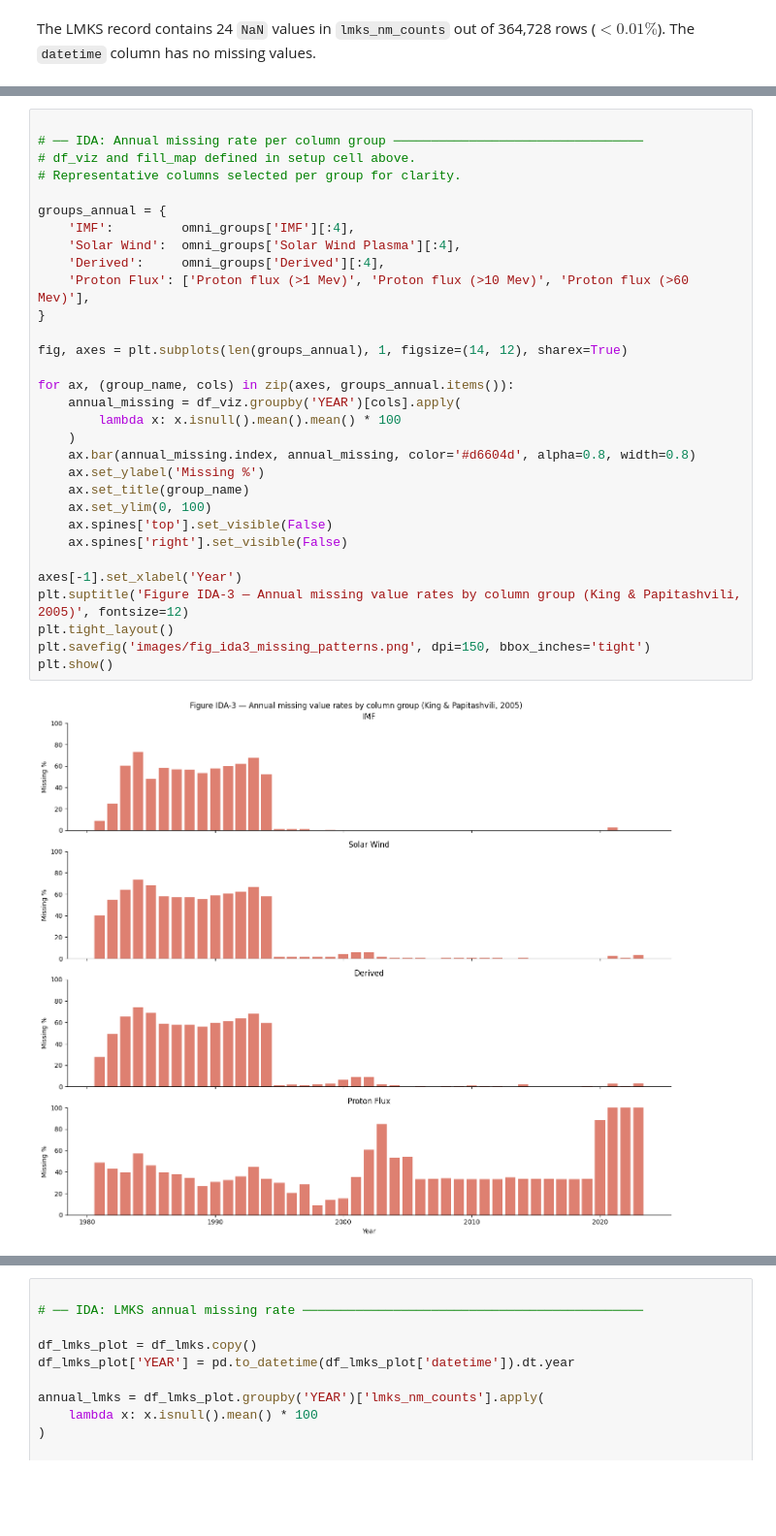
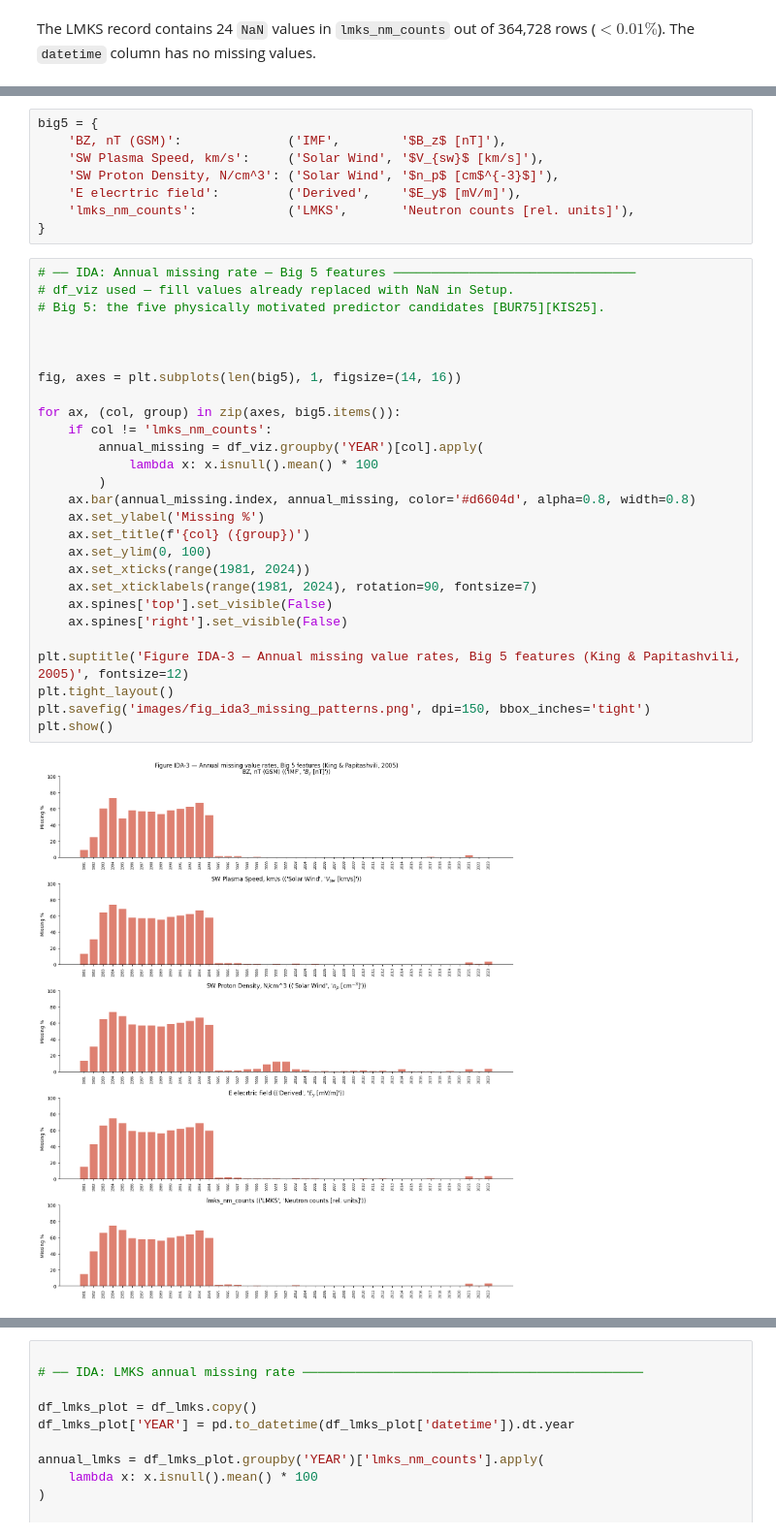
Before and after one commit to RoumenNikolov/cosmic-ray-storm-clean, a Jupyter notebook: cosmic_ray_storm_prediction.ipynb, the cells around one changed output, grey strips where cells are left out. Shown at 97% size. Saved outputs shown, nothing was run; the diff lists cells and outputs as text; blank space fills up the shorter version.

```diff
--- a/cosmic_ray_storm_prediction.ipynb
+++ b/cosmic_ray_storm_prediction.ipynb
@@ -461,35 +548,39 @@ The missing rates computed above tell us how much data is absent — but not whe
+# %%
+big5 = {
+    'BZ, nT (GSM)':              ('IMF',        '$B_z$ [nT]'),
+    'SW Plasma Speed, km/s':     ('Solar Wind', '$V_{sw}$ [km/s]'),
+    'SW Proton Density, N/cm^3': ('Solar Wind', '$n_p$ [cm$^{-3}$]'),
+    'E elecrtric field':         ('Derived',    '$E_y$ [mV/m]'),
+    'lmks_nm_counts':            ('LMKS',       'Neutron counts [rel. units]'),
+}
 # %%
+# ── IDA: Annual missing rate — Big 5 features ────────────────────────────────
+# df_viz used — fill values already replaced with NaN in Setup.
+# Big 5: the five physically motivated predictor candidates [BUR75][KIS25].
 
-# ── IDA: Annual missing rate per column group ─────────────────────────────────
-# df_viz and fill_map defined in setup cell above.
-# Representative columns selected per group for clarity.
 
-groups_annual = {
-    'IMF':         omni_groups['IMF'][:4],
-    'Solar Wind':  omni_groups['Solar Wind Plasma'][:4],
-    'Derived':     omni_groups['Derived'][:4],
-    'Proton Flux': ['Proton flux (>1 Mev)', 'Proton flux (>10 Mev)', 'Proton flux (>60 Mev)'],
-}
 
-fig, axes = plt.subplots(len(groups_annual), 1, figsize=(14, 12), sharex=True)
+fig, axes = plt.subplots(len(big5), 1, figsize=(14, 16))
 
-for ax, (group_name, cols) in zip(axes, groups_annual.items()):
-    annual_missing = df_viz.groupby('YEAR')[cols].apply(
-        lambda x: x.isnull().mean().mean() * 100
-    )
+for ax, (col, group) in zip(axes, big5.items()):
+    if col != 'lmks_nm_counts':
+        annual_missing = df_viz.groupby('YEAR')[col].apply(
+            lambda x: x.isnull().mean() * 100
+        )
     ax.bar(annual_missing.index, annual_missing, color='#d6604d', alpha=0.8, width=0.8)
     ax.set_ylabel('Missing %')
-    ax.set_title(group_name)
+    ax.set_title(f'{col} ({group})')
     ax.set_ylim(0, 100)
+    ax.set_xticks(range(1981, 2024))
+    ax.set_xticklabels(range(1981, 2024), rotation=90, fontsize=7)
     ax.spines['top'].set_visible(False)
     ax.spines['right'].set_visible(False)
 
-axes[-1].set_xlabel('Year')
-plt.suptitle('Figure IDA-3 — Annual missing value rates by column group (King & Papitashvili, 2005)', fontsize=12)
+plt.suptitle('Figure IDA-3 — Annual missing value rates, Big 5 features (King & Papitashvili, 2005)', fontsize=12)
 plt.tight_layout()
 plt.savefig('images/fig_ida3_missing_patterns.png', dpi=150, bbox_inches='tight')
 plt.show()
 # %% [output]
-[figure, old version]
+[figure, new version]
 # %% [markdown]
 > **Observations — Figure IDA-3:**
```
Also changed, not shown: parts of 111 cells of this notebook.
